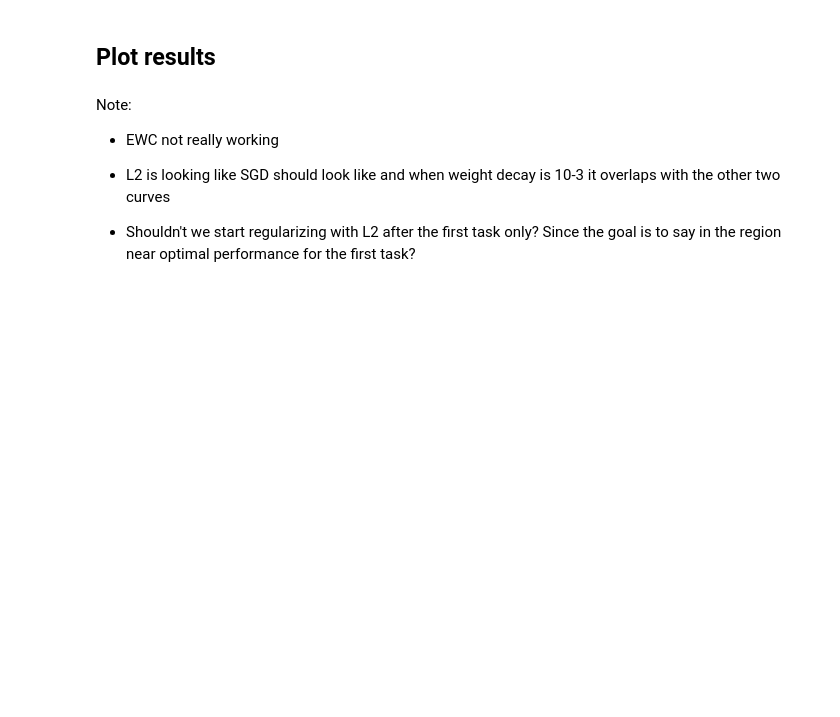
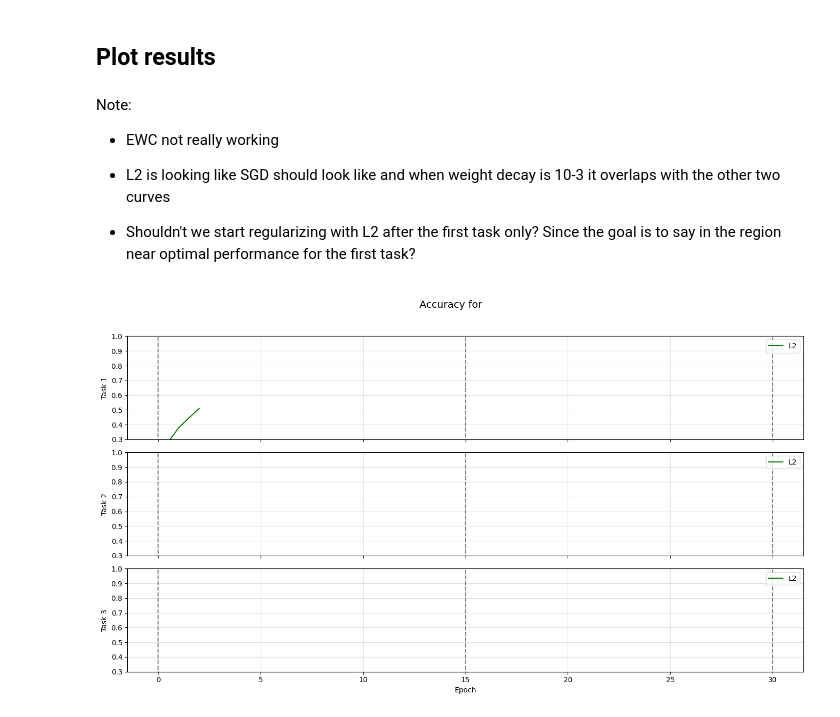
Before and after one commit to LinusCrugnola/foil_project, a Jupyter notebook: project.ipynb, the cells around one changed output. Saved outputs shown, nothing was run; the diff lists cells and outputs as text; code cells hidden in the pictures; blank space fills up the shorter version.

```diff
--- a/project.ipynb
+++ b/project.ipynb
@@ -346,0 +480,20 @@ def train_sequential_tasks_ismail(model, train_tasks, optimizer, num_epochs=10,
+# %%
+<<<<<<< LOCAL CELL DELETED >>>>>>>
+def check_early_stopping(model, val_accuracies, task_idx, epoch, num_epochs, best_model_state, best_avg_val_error, counter):
+    # NOTE: tell me what you think of the all tasks calculation ? Not sure about it
+    # Early stopping condition based on validation error (all tasks)
+    # NOTE: my interpretation of "Early stopping was implemented by computing the test error on the
+    # validation set for all pixel permutations" is that we should use val_accuracies of all tasks
+    all_tasks_val_accuracy = np.mean(val_accuracies[:task_idx+1, task_idx * num_epochs + epoch])
+
+    current_val_error = 1 - all_tasks_val_accuracy
+    if current_val_error < best_avg_val_error:
+        best_avg_val_error = current_val_error
+        best_model_state = model.state_dict().copy()
+        counter = 0
+    else:
+        counter += 1
+
+    print(f"Mean Val Accuracy: {all_tasks_val_accuracy:.4f},  Finished!")
+
+    return best_model_state, counter, best_avg_val_error
@@ -400,26 +863,25 @@ Note:
 # %%
-n_tasks, total_epochs = train_accuracies_sgd.shape
+n_tasks, total_epochs = bla.shape
 fig, axes = plt.subplots(n_tasks, 1, figsize=(14, 8), sharex=True)
 
 for i in range(n_tasks):
-  valid_epochs_ewc = np.where(train_accuracies_ewc[i] >= 0)[0]
-  axes[i].plot(valid_epochs_ewc, train_accuracies_ewc[i, valid_epochs_ewc], label=f"EWC", color = "red")
+#valid_epochs_sgd = np.where(metrics["sgd"]["train_accuracies"][i] >= 0)[0]
+#axes[i].plot(valid_epochs_sgd, metrics["sgd"]["train_accuracies"][i, valid_epochs_sgd], label=f"SGD", color = "blue")
 
-  valid_epochs_l2 = np.where(train_accuracies_l2[i] >= 0)[0]
-  axes[i].plot(valid_epochs_l2, train_accuracies_l2[i, valid_epochs_l2], label=f"L2", color = "green")
+#valid_epochs_ewc = np.where(metrics["ewc"]["train_accuracies"][i] >= 0)[0]
+#axes[i].plot(valid_epochs_ewc, metrics["ewc"]["train_accuracies"][i, valid_epochs_ewc], label=f"EWC", color = "red")
 
-  valid_epochs_sgd = np.where(train_accuracies_sgd[i] >= 0)[0]
-  axes[i].plot(valid_epochs_sgd, train_accuracies_sgd[i, valid_epochs_sgd], label=f"SGD", color = "blue")
+    valid_epochs_l2 = np.where(bla >= 0)[0]
+    axes[i].plot(valid_epochs_l2, bla[i, valid_epochs_l2], label=f"L2", color = "green")
 
-  axes[i].vlines(np.arange(0, total_epochs, num_epochs), 0.2, 1.0, linestyles="--", colors="gray")
-  axes[i].set_ylabel(f"Task {i + 1}")
-  axes[i].legend(loc="upper right", fontsize=10)
-  axes[i].set_ylim(0.3, 1.0)
-  axes[i].grid(alpha=0.4)
+    axes[i].vlines(np.arange(0, total_epochs, num_epochs), 0.2, 1.0, linestyles="--", colors="gray")
+    axes[i].set_ylabel(f"Task {i + 1}")
+    axes[i].legend(loc="upper right", fontsize=10)
+    axes[i].set_ylim(0.3, 1.0)
+    axes[i].grid(alpha=0.4)
 
 plt.xlabel("Epoch")
-fig.suptitle("Accuracy for permutedMNIST", fontsize=14)
+fig.suptitle(f"Accuracy for ", fontsize=14)
 fig.tight_layout(rect=[0, 0, 1, 0.96])
-
-plt.savefig("Figure_2A", dpi=300)
-plt.show()
+# %% [output]
+[figure, added]
```
Also changed, not shown: parts of 16 cells of this notebook, 1 other file.
